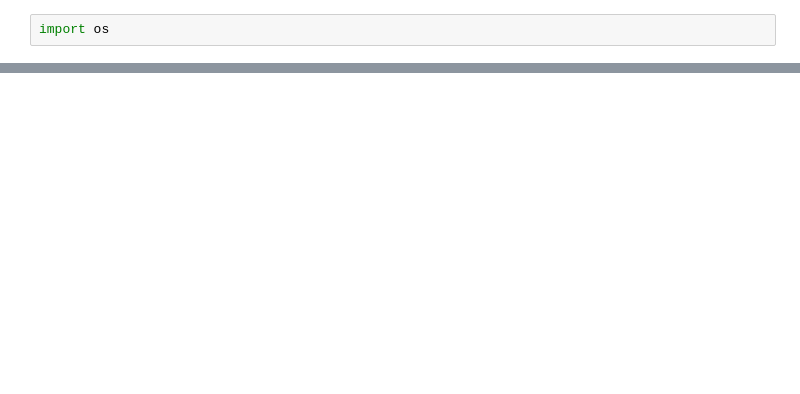
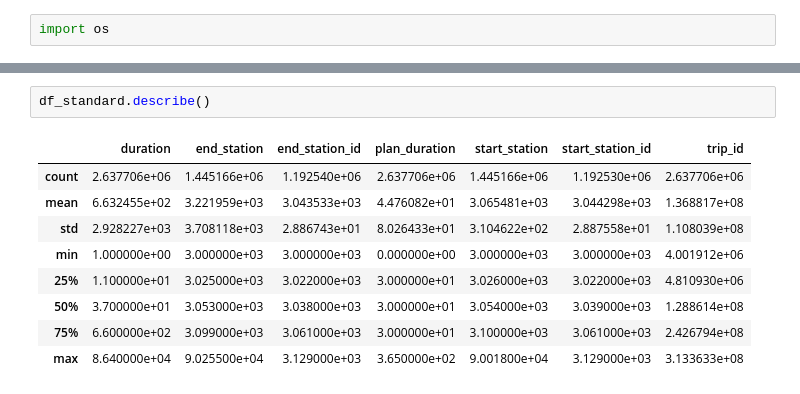
Before and after one commit to emptymalei/indego-bike-sharing-data, a Jupyter notebook: notebooks/etl.ipynb, the cells around one changed output, grey strips where cells are left out. Cells and saved outputs as stored; diff of their text form; blank space fills up the shorter version.

```diff
--- a/notebooks/etl.ipynb
+++ b/notebooks/etl.ipynb
@@ -27,0 +230,12 @@ csv_files
+# %%
+df_standard.describe()
+# %% [output]
+|  | duration | end_station | end_station_id | plan_duration | start_station | start_station_id | trip_id |
+| count | 2.637706e+06 | 1.445166e+06 | 1.192540e+06 | 2.637706e+06 | 1.445166e+06 | 1.192530e+06 | 2.637706e+06 |
+| mean | 6.632455e+02 | 3.221959e+03 | 3.043533e+03 | 4.476082e+01 | 3.065481e+03 | 3.044298e+03 | 1.368817e+08 |
+| std | 2.928227e+03 | 3.708118e+03 | 2.886743e+01 | 8.026433e+01 | 3.104622e+02 | 2.887558e+01 | 1.108039e+08 |
+| min | 1.000000e+00 | 3.000000e+03 | 3.000000e+03 | 0.000000e+00 | 3.000000e+03 | 3.000000e+03 | 4.001912e+06 |
+| 25% | 1.100000e+01 | 3.025000e+03 | 3.022000e+03 | 3.000000e+01 | 3.026000e+03 | 3.022000e+03 | 4.810930e+06 |
+| 50% | 3.700000e+01 | 3.053000e+03 | 3.038000e+03 | 3.000000e+01 | 3.054000e+03 | 3.039000e+03 | 1.288614e+08 |
+| 75% | 6.600000e+02 | 3.099000e+03 | 3.061000e+03 | 3.000000e+01 | 3.100000e+03 | 3.061000e+03 | 2.426794e+08 |
+| max | 8.640000e+04 | 9.025500e+04 | 3.129000e+03 | 3.650000e+02 | 9.001800e+04 | 3.129000e+03 | 3.133633e+08 |
```
Also changed, not shown: parts of 49 cells of this notebook, 3 other files.
